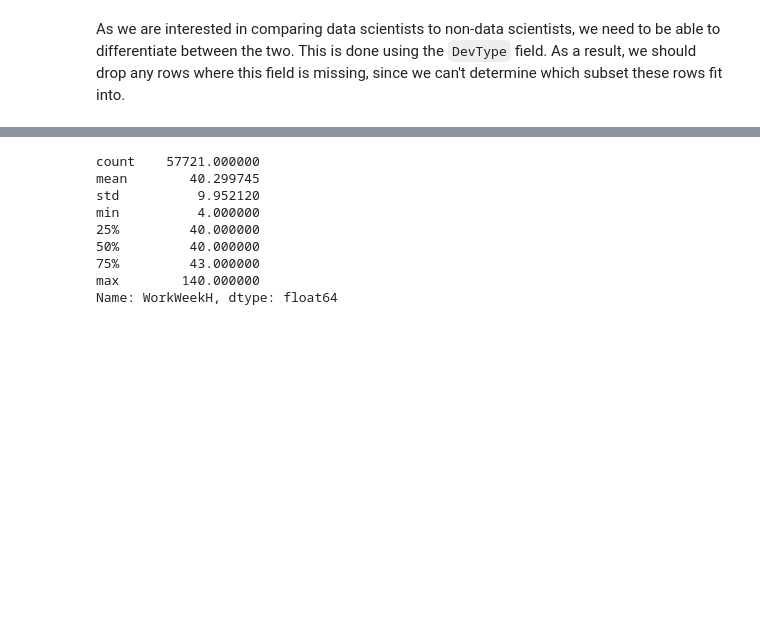
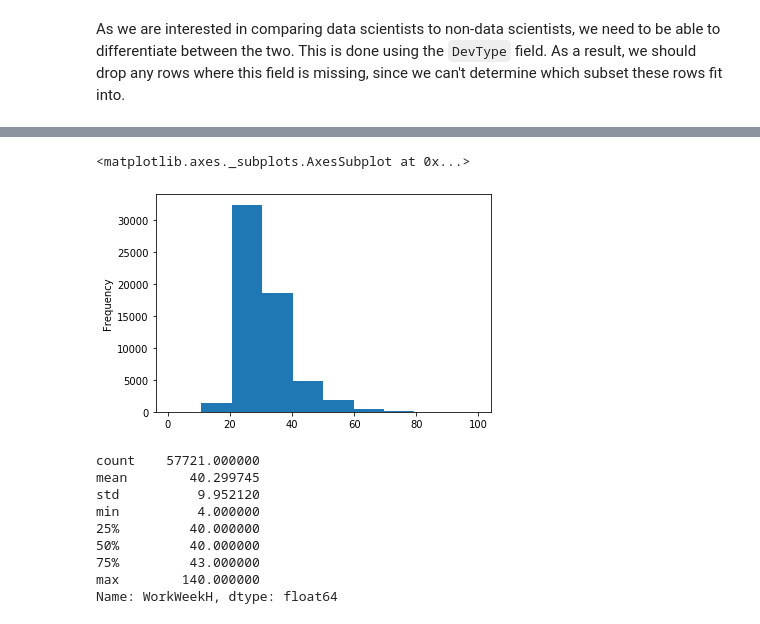
Before and after one commit to ergonyc/Practice-python-exercises, a Jupyter notebook: DataPresentation0/StackOverFlow-ThinkfulCapstone0.ipynb, the cells around one changed output, grey strips where cells are left out. Cells and saved outputs as stored; diff of their text form; code cells hidden in the pictures; blank space fills up the shorter version.

```diff
--- a/DataPresentation0/StackOverFlow-ThinkfulCapstone0.ipynb
+++ b/DataPresentation0/StackOverFlow-ThinkfulCapstone0.ipynb
@@ -612,3 +531,8 @@ AttributeError: 'DataFrame' object has no attribute 'Age'
+# %%
+df.Age.plot.hist()
+# %% [output]
+<matplotlib.axes._subplots.AxesSubplot at 0x...>
+[figure, added]
 # %%
 df['WorkWeekH'].dropna().describe()
 # looks good
```
Also changed, not shown: parts of 130 cells of this notebook.
